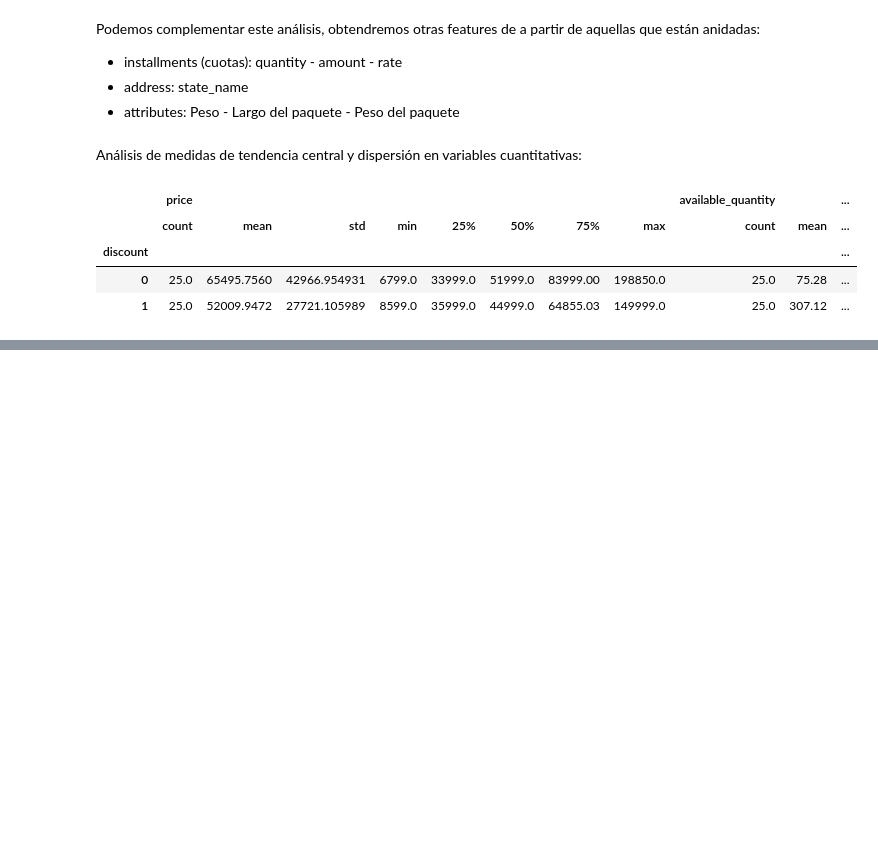
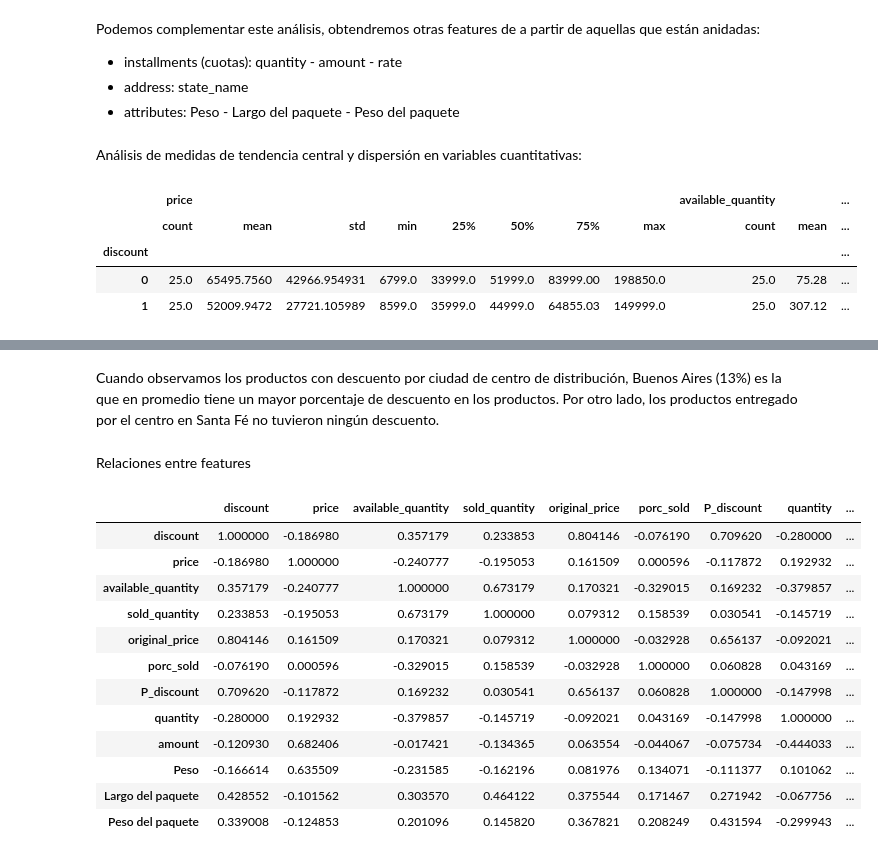
Before and after one commit to AngieVillena007/jobs-github, a Jupyter notebook: Análisis_Exploratorio.ipynb, the cells around one changed output, grey strips where cells are left out. Drawn from its saved outputs; the diff is of its cells as text; code cells hidden in the pictures; blank space fills up the shorter version.

```diff
--- a/Análisis_Exploratorio.ipynb
+++ b/Análisis_Exploratorio.ipynb
@@ -150,0 +219,21 @@ df_1[['discount','price','available_quantity','sold_quantity','original_price','
+# %% [markdown]
+Cuando observamos los productos con descuento por ciudad de centro de distribución, Buenos Aires (13%) es la que en promedio tiene un mayor porcentaje de descuento en los productos. Por otro lado, los productos entregado por el centro en Santa Fé no tuvieron ningún descuento.
+# %% [markdown]
+Relaciones entre features
+# %%
+(df_1[['discount','price','available_quantity','sold_quantity','original_price','porc_sold','P_discount','quantity',
+       'amount','Peso','Largo del paquete','Peso del paquete']]).corr()
+# %% [output]
+|  | discount | price | available_quantity | sold_quantity | original_price | porc_sold | P_discount | quantity | ... |
+| discount | 1.000000 | -0.186980 | 0.357179 | 0.233853 | 0.804146 | -0.076190 | 0.709620 | -0.280000 | ... |
+| price | -0.186980 | 1.000000 | -0.240777 | -0.195053 | 0.161509 | 0.000596 | -0.117872 | 0.192932 | ... |
+| available_quantity | 0.357179 | -0.240777 | 1.000000 | 0.673179 | 0.170321 | -0.329015 | 0.169232 | -0.379857 | ... |
+| sold_quantity | 0.233853 | -0.195053 | 0.673179 | 1.000000 | 0.079312 | 0.158539 | 0.030541 | -0.145719 | ... |
+| original_price | 0.804146 | 0.161509 | 0.170321 | 0.079312 | 1.000000 | -0.032928 | 0.656137 | -0.092021 | ... |
+| porc_sold | -0.076190 | 0.000596 | -0.329015 | 0.158539 | -0.032928 | 1.000000 | 0.060828 | 0.043169 | ... |
+| P_discount | 0.709620 | -0.117872 | 0.169232 | 0.030541 | 0.656137 | 0.060828 | 1.000000 | -0.147998 | ... |
+| quantity | -0.280000 | 0.192932 | -0.379857 | -0.145719 | -0.092021 | 0.043169 | -0.147998 | 1.000000 | ... |
+| amount | -0.120930 | 0.682406 | -0.017421 | -0.134365 | 0.063554 | -0.044067 | -0.075734 | -0.444033 | ... |
+| Peso | -0.166614 | 0.635509 | -0.231585 | -0.162196 | 0.081976 | 0.134071 | -0.111377 | 0.101062 | ... |
+| Largo del paquete | 0.428552 | -0.101562 | 0.303570 | 0.464122 | 0.375544 | 0.171467 | 0.271942 | -0.067756 | ... |
+| Peso del paquete | 0.339008 | -0.124853 | 0.201096 | 0.145820 | 0.367821 | 0.208249 | 0.431594 | -0.299943 | ... |
```
Also changed, not shown: parts of 13 cells of this notebook.
